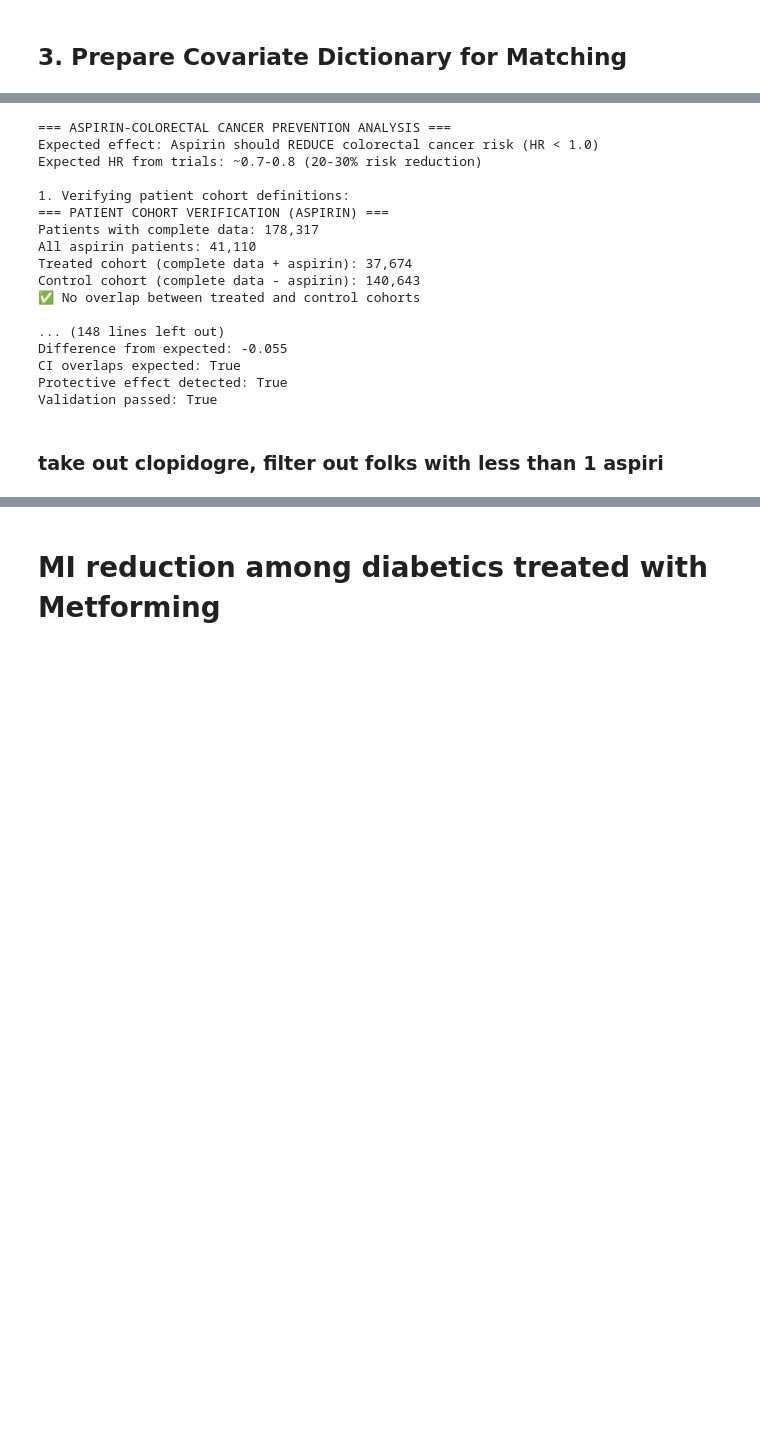
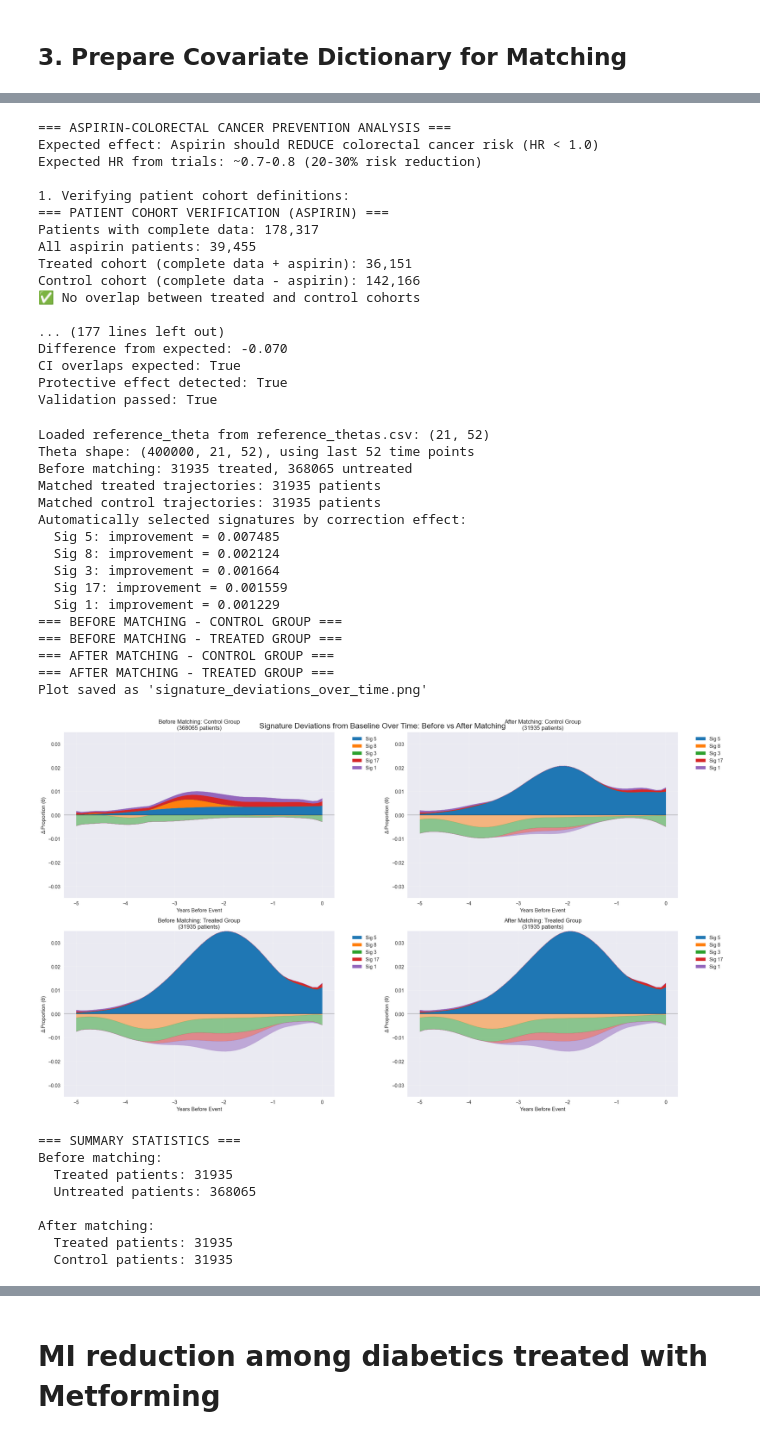
Before and after one commit to surbut/dtwin_noulli, a Jupyter notebook: comprehensive_analysis_notebook_clean.ipynb, the cells around one changed output, grey strips where cells are left out. Drawn from its saved outputs; the diff is of its cells as text; code cells hidden in the pictures; blank space fills up the shorter version.

```diff
--- a/comprehensive_analysis_notebook_clean.ipynb
+++ b/comprehensive_analysis_notebook_clean.ipynb
@@ -309,0 +205,5 @@ Control cohort (complete data - statins): 116,131
+# %%
+## TODO: make sure we have filter out patients with colorectal cancer at baseline, and that we exclude clopidogrel (or use as negative control)
+# Run analysis
+from scripts.aspirin_colorectal_analysis import *
+true_aspirins = find_aspirin_basic(gp_scripts)
@@ -310,7 +228,6 @@ Control cohort (complete data - statins): 116,131
 # %%
-del aspirin_results
-# Run analysis
 from scripts.aspirin_colorectal_analysis import *
+
 aspirin_results = aspirin_colorectal_analysis(
     gp_scripts=gp_scripts,
     true_aspirins=true_aspirins,
@@ -329,15 +246,46 @@ Expected HR from trials: ~0.7-0.8 (20-30% risk reduction)
 1. Verifying patient cohort definitions:
 === PATIENT COHORT VERIFICATION (ASPIRIN) ===
 Patients with complete data: 178,317
-All aspirin patients: 41,110
-Treated cohort (complete data + aspirin): 37,674
-Control cohort (complete data - aspirin): 140,643
+All aspirin patients: 39,455
+Treated cohort (complete data + aspirin): 36,151
+Control cohort (complete data - aspirin): 142,166
 ✅ No overlap between treated and control cohorts
 
-... (148 lines left out)
-Difference from expected: -0.055
+... (177 lines left out)
+Difference from expected: -0.070
 CI overlaps expected: True
 Protective effect detected: True
 Validation passed: True
-# %% [markdown]
-### take out clopidogre, filter out folks with less than 1 aspiri
+# %%
+fig = plot_signature_deviations_over_time(
+    thetas, processed_ids, aspirin_results,
+    reference_thetas_path="reference_thetas.csv",
+    sig_indices=None,
+    years_before_event=5, save_plots=True
+)
+# %% [output]
+Loaded reference_theta from reference_thetas.csv: (21, 52)
+Theta shape: (400000, 21, 52), using last 52 time points
+Before matching: 31935 treated, 368065 untreated
+Matched treated trajectories: 31935 patients
+Matched control trajectories: 31935 patients
+Automatically selected signatures by correction effect:
+  Sig 5: improvement = 0.007485
+  Sig 8: improvement = 0.002124
+  Sig 3: improvement = 0.001664
+  Sig 17: improvement = 0.001559
+  Sig 1: improvement = 0.001229
+=== BEFORE MATCHING - CONTROL GROUP ===
+=== BEFORE MATCHING - TREATED GROUP ===
+=== AFTER MATCHING - CONTROL GROUP ===
+=== AFTER MATCHING - TREATED GROUP ===
+Plot saved as 'signature_deviations_over_time.png'
+[figure, added]
+=== SUMMARY STATISTICS ===
+Before matching:
+  Treated patients: 31935
+  Untreated patients: 368065
+
+After matching:
+  Treated patients: 31935
+  Control patients: 31935
```
Also changed, not shown: parts of 18 cells of this notebook, 10 other files.
